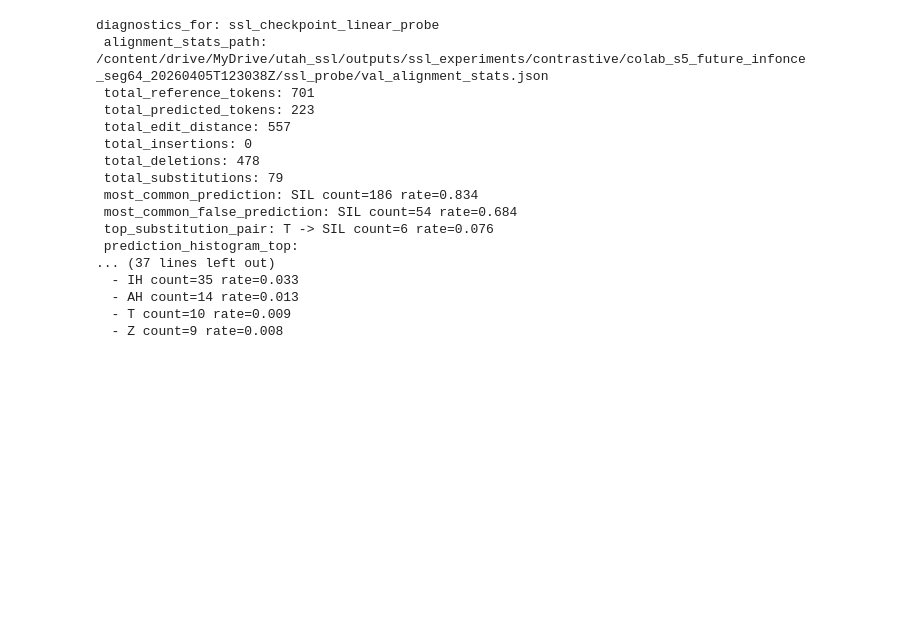
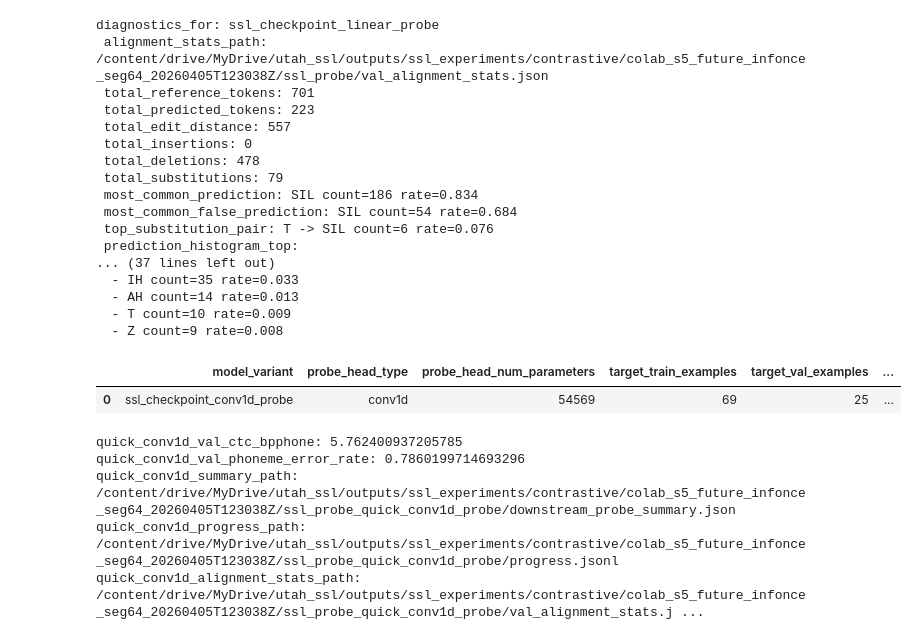
Before and after one commit to ethan-read/utah-ssl, a Jupyter notebook: analysis/active/ssl_experiments/s5_contrastive_ssl_colab.ipynb, the cells around one changed output. Cells and saved outputs as stored; diff of their text form; code cells hidden in the pictures; blank space fills up the shorter version.

```diff
--- a/analysis/active/ssl_experiments/s5_contrastive_ssl_colab.ipynb
+++ b/analysis/active/ssl_experiments/s5_contrastive_ssl_colab.ipynb
@@ -758,3 +738,53 @@ diagnostics_for: ssl_checkpoint_linear_probe
   - AH count=14 rate=0.013
   - T count=10 rate=0.009
   - Z count=9 rate=0.008
+# %%
+import pandas as pd
+from pathlib import Path
+
+QUICK_CONV1D_SUMMARY = run_downstream_probe(
+    probe_state=DOWNSTREAM_PROBE_DEFAULT_STATE,
+    probe_config=DOWNSTREAM_PROBE_CONFIG,
+    cache_root=CACHE_ROOT,
+    device=DEVICE,
+    variant_prefix="ssl_checkpoint",
+    artifact_prefix="ssl_probe_quick_pool4",
+    train_encoder=False,
+    comparison_mode="ssl_only_conv1d_pool4_quick",
+    probe_overrides={
+        "probe_head_type": "conv1d",
+        "probe_conv_hidden_size": DOWNSTREAM_PROBE_DEFAULT_STATE["encoder"].hidden_size,
+        "probe_conv_kernel_size": 3,
+        "probe_budget_seconds": 120,
+        "max_probe_steps": 200,
+    },
+)
+
+quick_conv1d_columns = [
+    "model_variant",
+    "probe_head_type",
+    "probe_head_num_parameters",
+    "target_train_examples",
+    "target_val_examples",
+    "val_ctc_bpphone",
+    "val_phoneme_error_rate",
+    "most_common_prediction",
+    "most_common_false_prediction",
+    "top_substitution_pair",
+    "probe_steps",
+    "probe_elapsed_seconds",
+]
+display(pd.DataFrame([QUICK_CONV1D_SUMMARY])[quick_conv1d_columns])
+print("quick_conv1d_val_ctc_bpphone:", QUICK_CONV1D_SUMMARY["val_ctc_bpphone"])
+print("quick_conv1d_val_phoneme_error_rate:", QUICK_CONV1D_SUMMARY["val_phoneme_error_rate"])
+print("quick_conv1d_summary_path:", Path(QUICK_CONV1D_SUMMARY["summary_path"]))
+print("quick_conv1d_progress_path:", Path(QUICK_CONV1D_SUMMARY["progress_log_path"]))
+print("quick_conv1d_alignment_stats_path:", Path(QUICK_CONV1D_SUMMARY["alignment_stats_path"]))
+# %% [output]
+|  | model_variant | probe_head_type | probe_head_num_parameters | target_train_examples | target_val_examples | ... |
+| 0 | ssl_checkpoint_conv1d_probe | conv1d | 54569 | 69 | 25 | ... |
+quick_conv1d_val_ctc_bpphone: 5.762400937205785
+quick_conv1d_val_phoneme_error_rate: 0.7860199714693296
+quick_conv1d_summary_path: /content/drive/MyDrive/utah_ssl/outputs/ssl_experiments/contrastive/colab_s5_future_infonce_seg64_20260405T123038Z/ssl_probe_quick_conv1d_probe/downstream_probe_summary.json
+quick_conv1d_progress_path: /content/drive/MyDrive/utah_ssl/outputs/ssl_experiments/contrastive/colab_s5_future_infonce_seg64_20260405T123038Z/ssl_probe_quick_conv1d_probe/progress.jsonl
+quick_conv1d_alignment_stats_path: /content/drive/MyDrive/utah_ssl/outputs/ssl_experiments/contrastive/colab_s5_future_infonce_seg64_20260405T123038Z/ssl_probe_quick_conv1d_probe/val_alignment_stats.j ...
```
Also changed, not shown: parts of 11 cells of this notebook, 1 other file.
